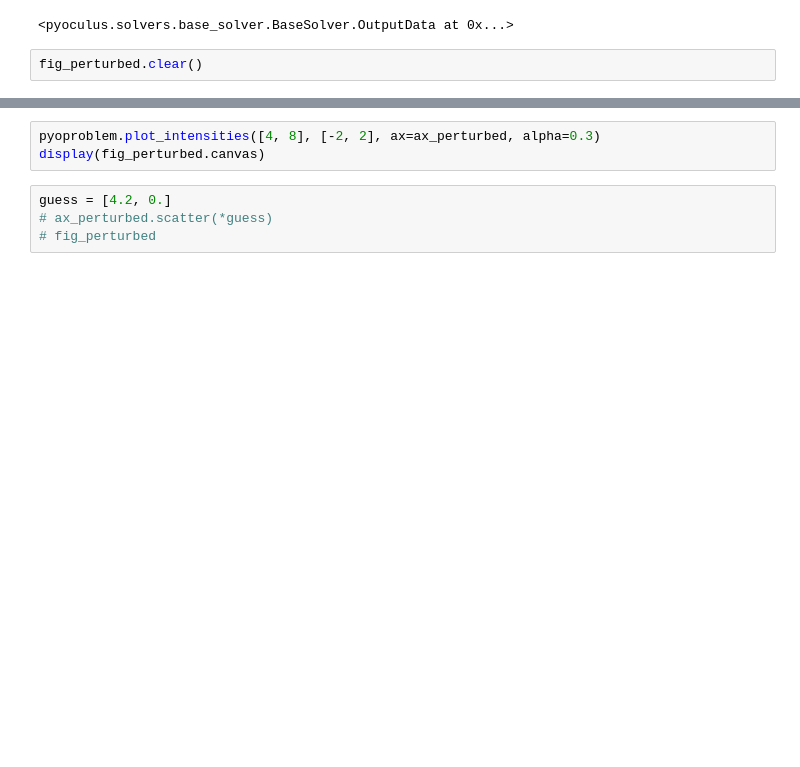
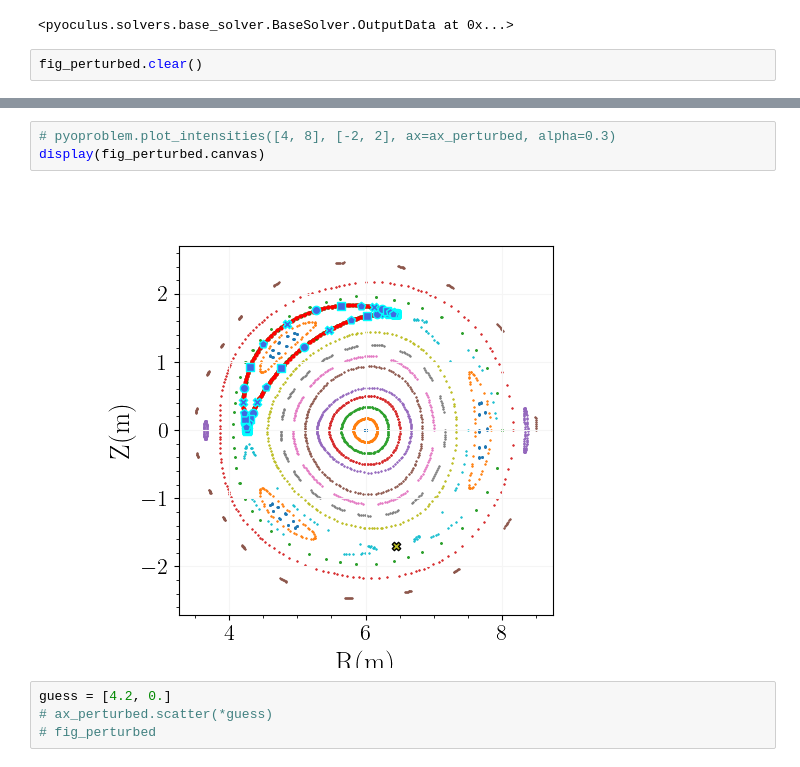
Before and after one commit to Akitzu/masterthesis, a Jupyter notebook: runs/squared-3-2/unperturbed.ipynb, the cells around one changed output, grey strips where cells are left out. Saved outputs shown, nothing was run; the diff lists cells and outputs as text; blank space fills up the shorter version.

```diff
--- a/runs/squared-3-2/unperturbed.ipynb
+++ b/runs/squared-3-2/unperturbed.ipynb
@@ -96,6 +158,8 @@ fig_perturbed
 # %%
-pyoproblem.plot_intensities([4, 8], [-2, 2], ax=ax_perturbed, alpha=0.3)
+# pyoproblem.plot_intensities([4, 8], [-2, 2], ax=ax_perturbed, alpha=0.3)
 display(fig_perturbed.canvas)
+# %% [output]
+[figure, added]
 # %%
 guess = [4.2, 0.]
 # ax_perturbed.scatter(*guess)
```
Also changed, not shown: parts of 34 cells of this notebook, 36 other files.
